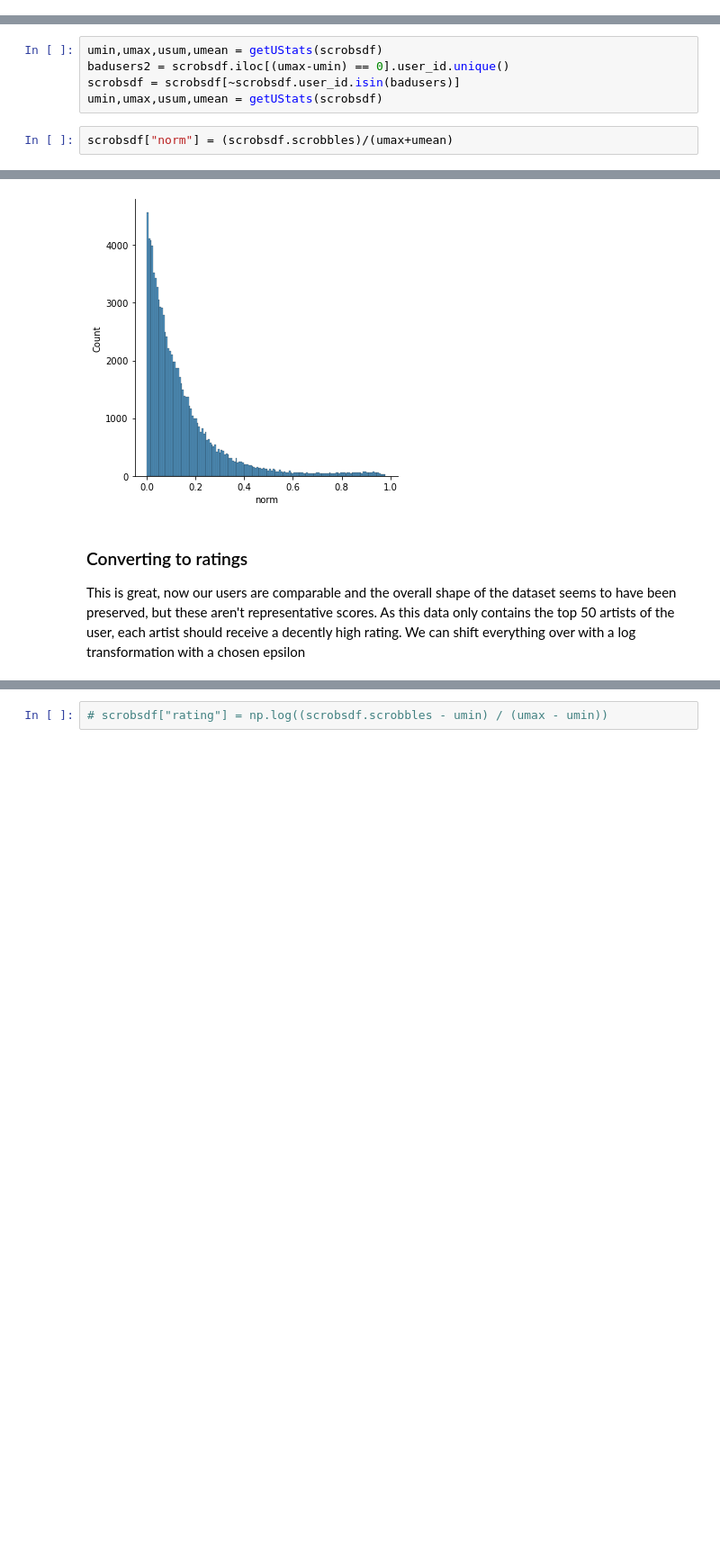
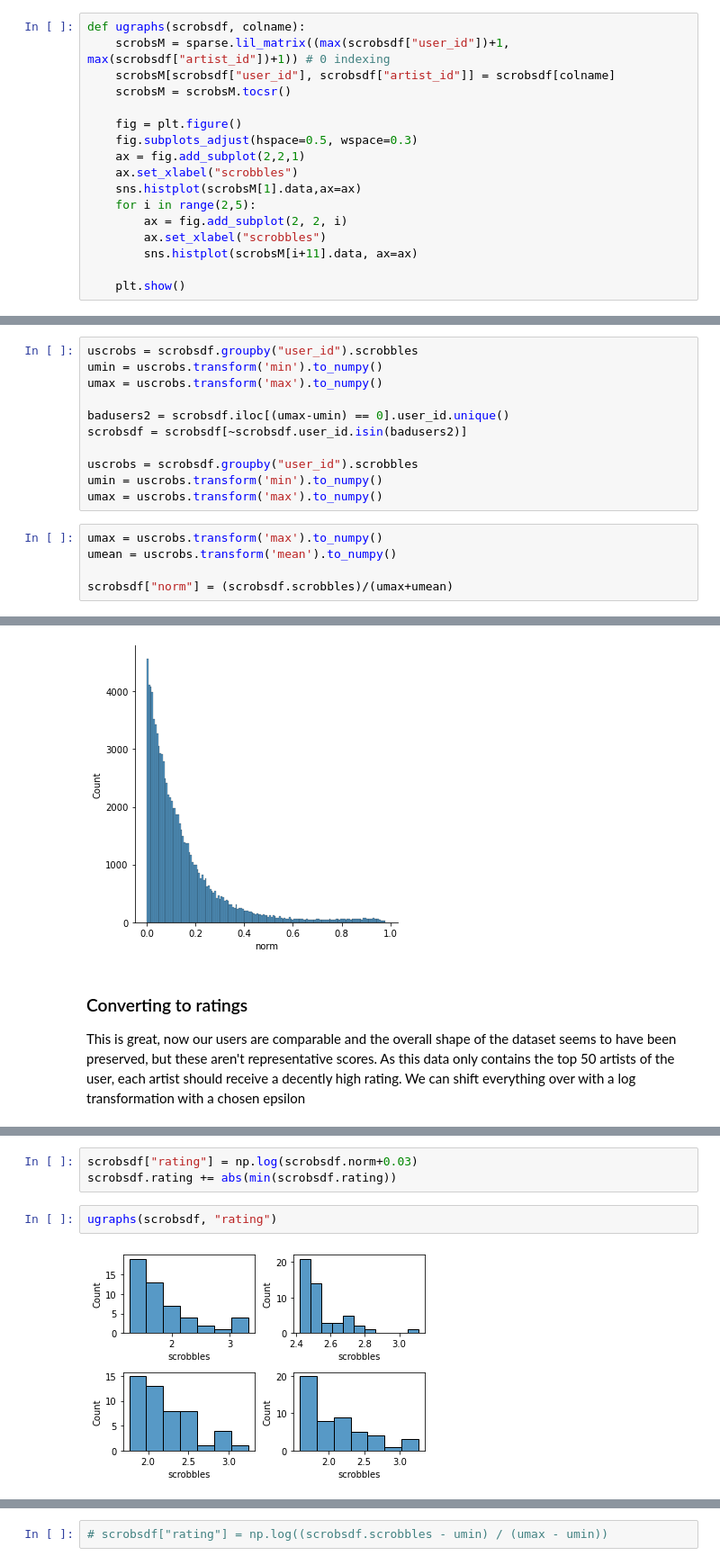
Before and after one commit to abarbieu/music-recommender, a Jupyter notebook: music-recommender.ipynb, the cells around one changed output, grey strips where cells are left out. Shown at 90% size. Cells and saved outputs as stored; diff of their text form; blank space fills up the shorter version.

```diff
--- a/music-recommender.ipynb
+++ b/music-recommender.ipynb
@@ -6,3 +6,20 @@ from scipy import stats
 from matplotlib import pyplot as plt
 import seaborn as sns
 %matplotlib inline
+# %%
+def ugraphs(scrobsdf, colname):
+    scrobsM = sparse.lil_matrix((max(scrobsdf["user_id"])+1, max(scrobsdf["artist_id"])+1)) # 0 indexing
+    scrobsM[scrobsdf["user_id"], scrobsdf["artist_id"]] = scrobsdf[colname]
+    scrobsM = scrobsM.tocsr()
+
+    fig = plt.figure()
+    fig.subplots_adjust(hspace=0.5, wspace=0.3)
+    ax = fig.add_subplot(2,2,1)
+    ax.set_xlabel("scrobbles")
+    sns.histplot(scrobsM[1].data,ax=ax)
+    for i in range(2,5):
+        ax = fig.add_subplot(2, 2, i)
+        ax.set_xlabel("scrobbles")
+        sns.histplot(scrobsM[i+11].data, ax=ax)
+
+    plt.show()
@@ -69,11 +185,20 @@ def getUStats(df):
 # %% [markdown]
 While we're at it, lets drop any users who could not rank their preferences (those with only 1 artist listened to, only 1 listen per artist)
 # %%
-umin,umax,usum,umean = getUStats(scrobsdf)
+uscrobs = scrobsdf.groupby("user_id").scrobbles
+umin = uscrobs.transform('min').to_numpy()
+umax = uscrobs.transform('max').to_numpy()
+
 badusers2 = scrobsdf.iloc[(umax-umin) == 0].user_id.unique()
-scrobsdf = scrobsdf[~scrobsdf.user_id.isin(badusers)]
-umin,umax,usum,umean = getUStats(scrobsdf)
+scrobsdf = scrobsdf[~scrobsdf.user_id.isin(badusers2)]
+
+uscrobs = scrobsdf.groupby("user_id").scrobbles
+umin = uscrobs.transform('min').to_numpy()
+umax = uscrobs.transform('max').to_numpy()
 # %%
+umax = uscrobs.transform('max').to_numpy()
+umean = uscrobs.transform('mean').to_numpy()
+
 scrobsdf["norm"] = (scrobsdf.scrobbles)/(umax+umean)
 # %%
 scrobsM = sparse.lil_matrix((max(scrobsdf["user_id"])+1, max(scrobsdf["artist_id"])+1)) # 0 indexing
@@ -179,0 +246,7 @@ We aren't looking for a normal distribution, as our data is cut off artifically
+# %%
+scrobsdf["rating"] = np.log(scrobsdf.norm+0.03)
+scrobsdf.rating += abs(min(scrobsdf.rating))
+# %%
+ugraphs(scrobsdf, "rating")
+# %% [output]
+[figure, added]
```
Also changed, not shown: parts of 21 cells of this notebook.
